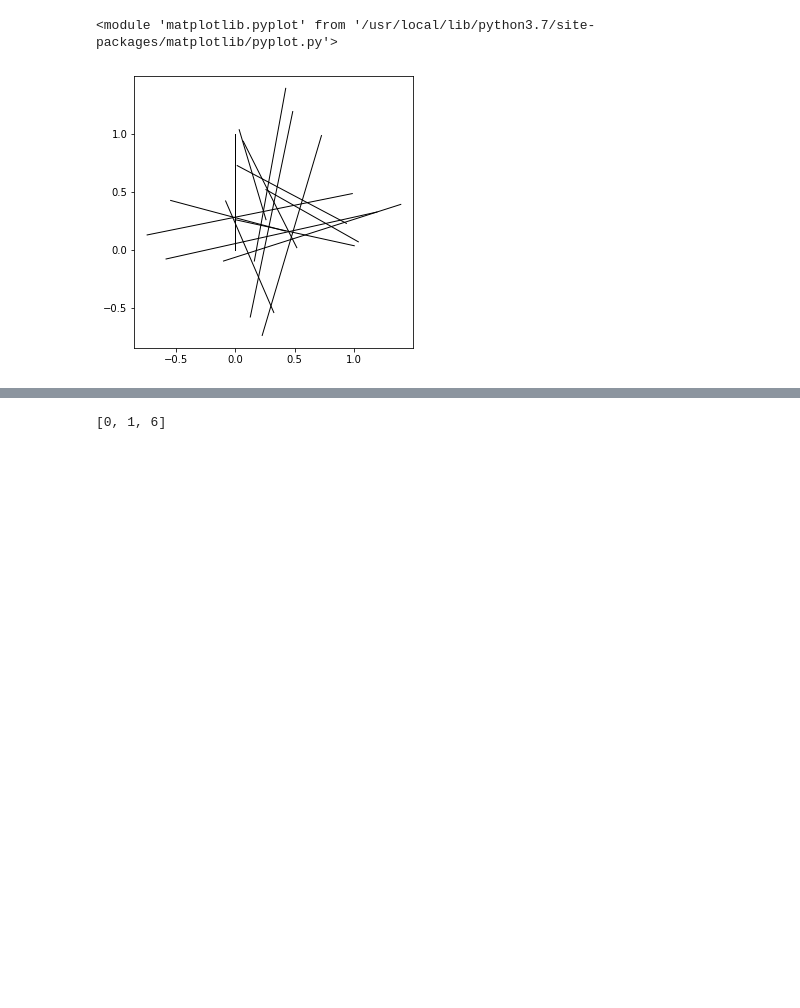
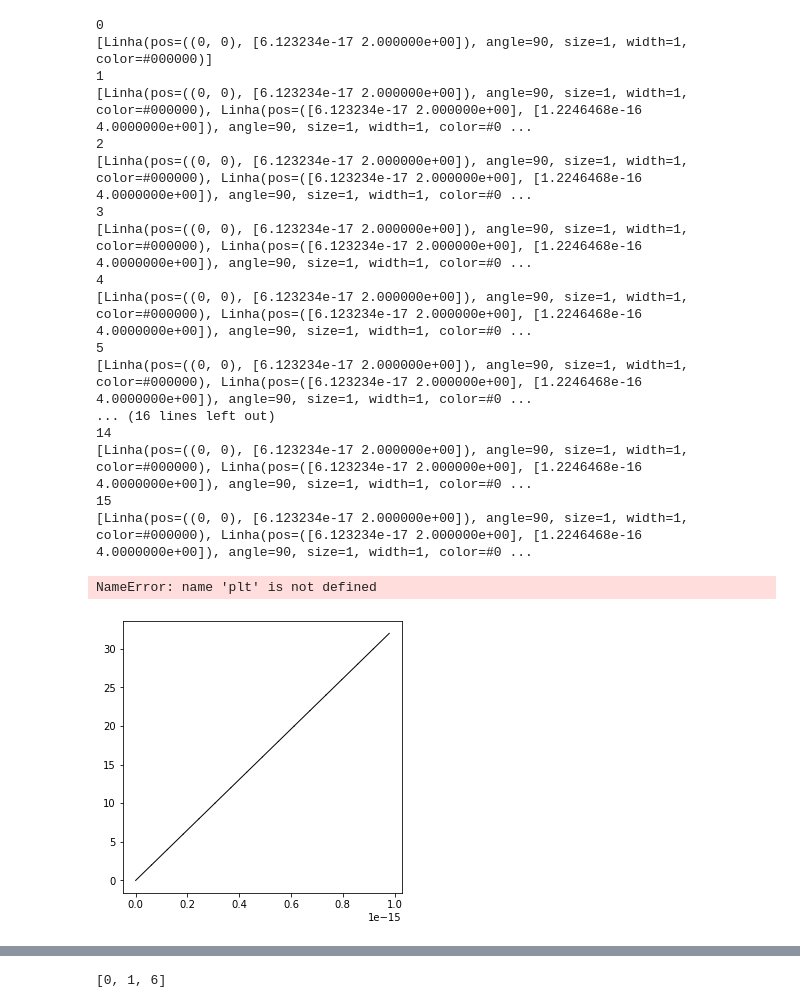
Before and after one commit to oihugu/EvPlants-temp-, a Jupyter notebook: main.ipynb, the cells around one changed output, grey strips where cells are left out. Saved outputs shown, nothing was run; the diff lists cells and outputs as text; code cells hidden in the pictures; blank space fills up the shorter version.

```diff
--- a/main.ipynb
+++ b/main.ipynb
@@ -2,8 +3,26 @@
 from  Application.lSystems import L_system
 # %%
-sys = L_system('F', {'F': {'r' : 'F++F'}})
+sys_ = L_system('F', {'F': {'r' : 'FF'}})
 # %%
-sys.run(3)
+sys_.run(2)
+plt.xlim(-10, 10)
 # %% [output]
-<module 'matplotlib.pyplot' from '/usr/local/lib/python3.7/site-packages/matplotlib/pyplot.py'>
+0
+[Linha(pos=((0, 0), [6.123234e-17 2.000000e+00]), angle=90, size=1, width=1, color=#000000)]
+1
+[Linha(pos=((0, 0), [6.123234e-17 2.000000e+00]), angle=90, size=1, width=1, color=#000000), Linha(pos=([6.123234e-17 2.000000e+00], [1.2246468e-16 4.0000000e+00]), angle=90, size=1, width=1, color=#0 ...
+2
+[Linha(pos=((0, 0), [6.123234e-17 2.000000e+00]), angle=90, size=1, width=1, color=#000000), Linha(pos=([6.123234e-17 2.000000e+00], [1.2246468e-16 4.0000000e+00]), angle=90, size=1, width=1, color=#0 ...
+3
+[Linha(pos=((0, 0), [6.123234e-17 2.000000e+00]), angle=90, size=1, width=1, color=#000000), Linha(pos=([6.123234e-17 2.000000e+00], [1.2246468e-16 4.0000000e+00]), angle=90, size=1, width=1, color=#0 ...
+4
+[Linha(pos=((0, 0), [6.123234e-17 2.000000e+00]), angle=90, size=1, width=1, color=#000000), Linha(pos=([6.123234e-17 2.000000e+00], [1.2246468e-16 4.0000000e+00]), angle=90, size=1, width=1, color=#0 ...
+5
+[Linha(pos=((0, 0), [6.123234e-17 2.000000e+00]), angle=90, size=1, width=1, color=#000000), Linha(pos=([6.123234e-17 2.000000e+00], [1.2246468e-16 4.0000000e+00]), angle=90, size=1, width=1, color=#0 ...
+... (16 lines left out)
+14
+[Linha(pos=((0, 0), [6.123234e-17 2.000000e+00]), angle=90, size=1, width=1, color=#000000), Linha(pos=([6.123234e-17 2.000000e+00], [1.2246468e-16 4.0000000e+00]), angle=90, size=1, width=1, color=#0 ...
+15
+[Linha(pos=((0, 0), [6.123234e-17 2.000000e+00]), angle=90, size=1, width=1, color=#000000), Linha(pos=([6.123234e-17 2.000000e+00], [1.2246468e-16 4.0000000e+00]), angle=90, size=1, width=1, color=#0 ...
+NameError: name 'plt' is not defined
-[figure, old version]
+[figure, new version]
```
Also changed, not shown: parts of 6 cells of this notebook, 4 other files.
